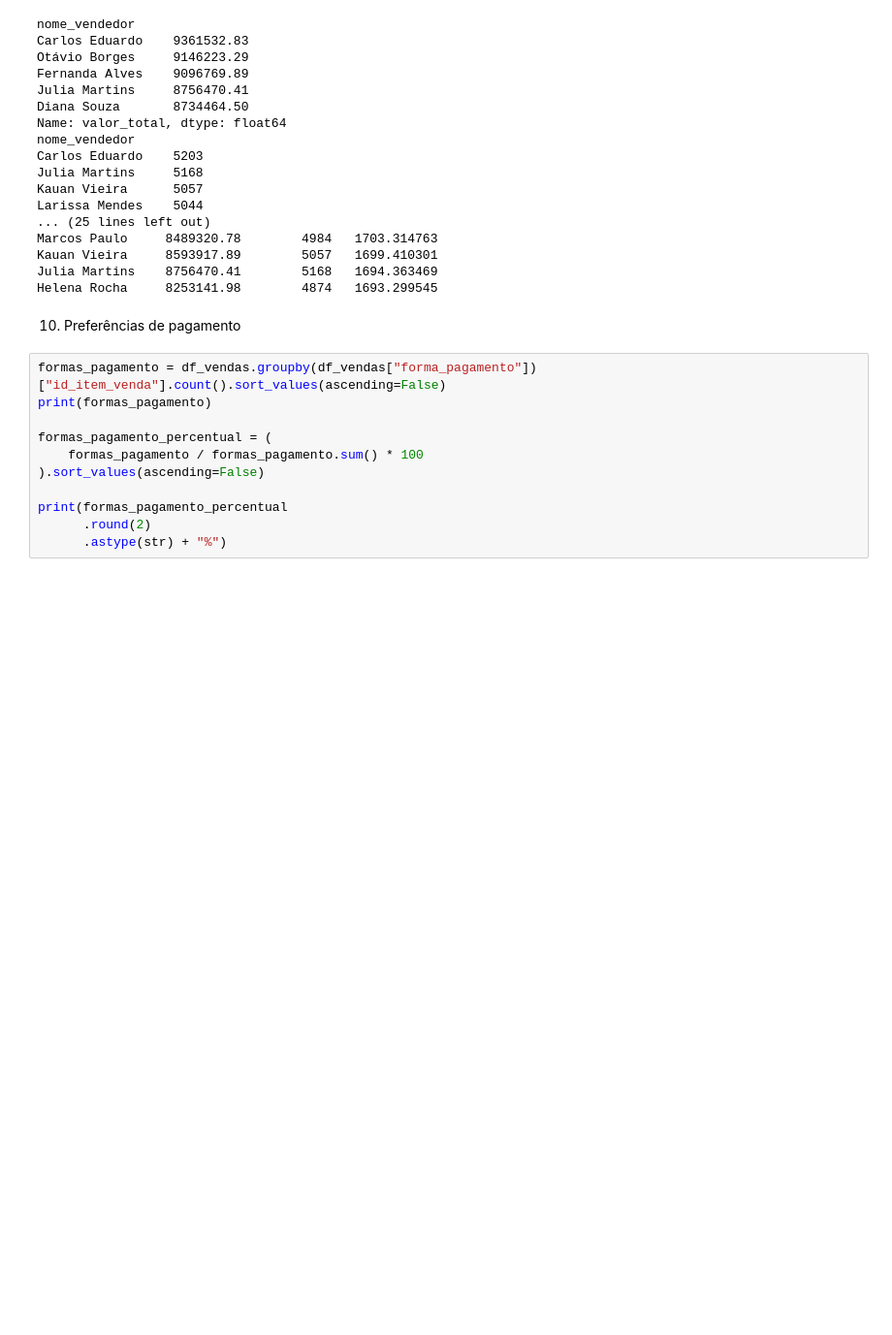
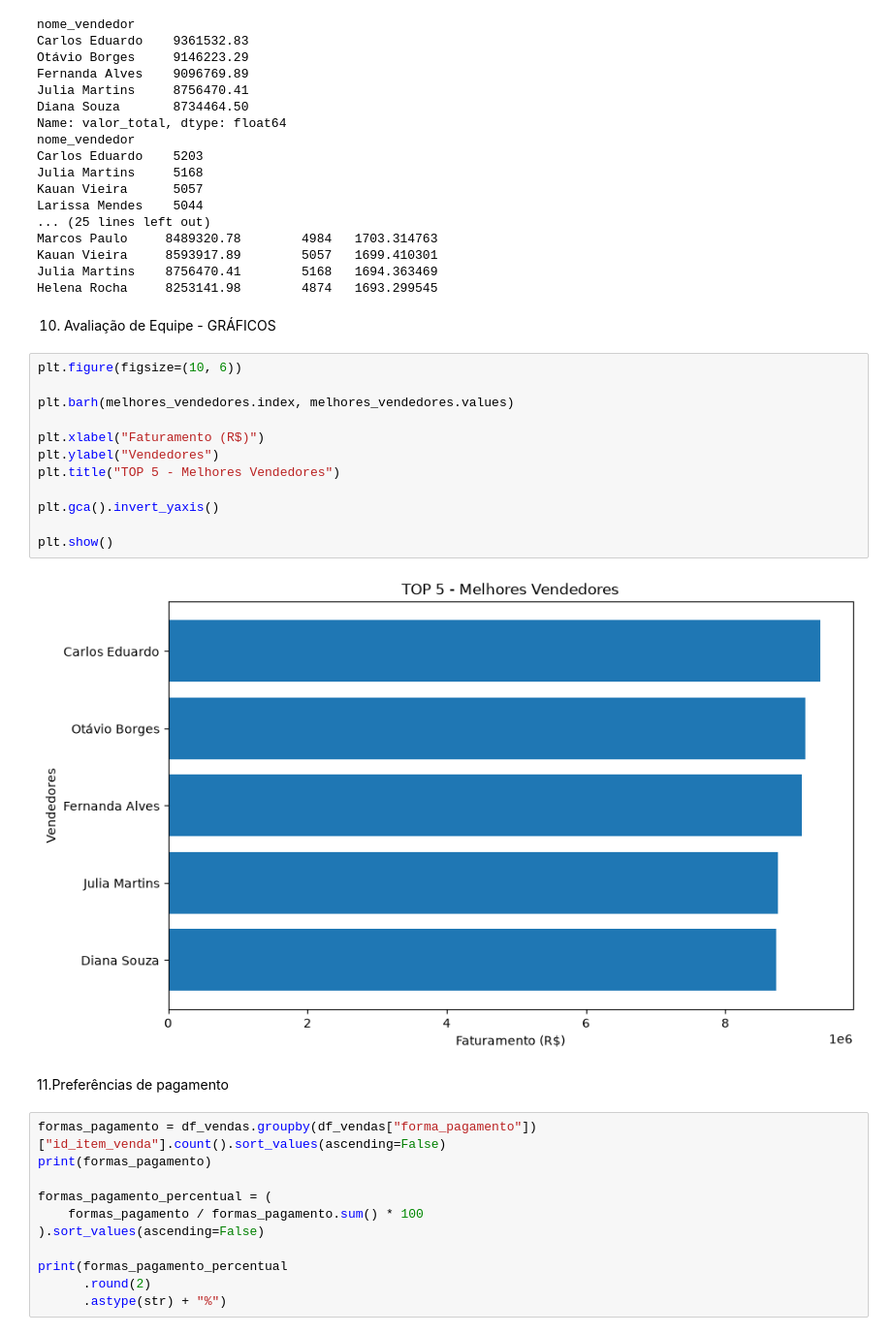
Before and after one commit to brunokisesenai/projeto_com_jupyter, a Jupyter notebook: projeto_final/Projeto_Final.ipynb, the cells around one changed output. Shown at 97% size. Cells and saved outputs as stored; diff of their text form; blank space fills up the shorter version.

```diff
--- a/projeto_final/Projeto_Final.ipynb
+++ b/projeto_final/Projeto_Final.ipynb
@@ -342,8 +342,24 @@ Marcos Paulo     8489320.78        4984   1703.314763
 Kauan Vieira     8593917.89        5057   1699.410301
 Julia Martins    8756470.41        5168   1694.363469
 Helena Rocha     8253141.98        4874   1693.299545
+# %% [markdown]
+10. Avaliação de Equipe - GRÁFICOS
+# %%
+plt.figure(figsize=(10, 6))
+
+plt.barh(melhores_vendedores.index, melhores_vendedores.values)
+
+plt.xlabel("Faturamento (R$)")
+plt.ylabel("Vendedores")
+plt.title("TOP 5 - Melhores Vendedores")
+
+plt.gca().invert_yaxis()
+
+plt.show()
+# %% [output]
+[figure, added]
 # %% [markdown]
-10. Preferências de pagamento
+11.Preferências de pagamento
 # %%
 formas_pagamento = df_vendas.groupby(df_vendas["forma_pagamento"])["id_item_venda"].count().sort_values(ascending=False)
 print(formas_pagamento)
```
Also changed, not shown: parts of 5 cells of this notebook.
